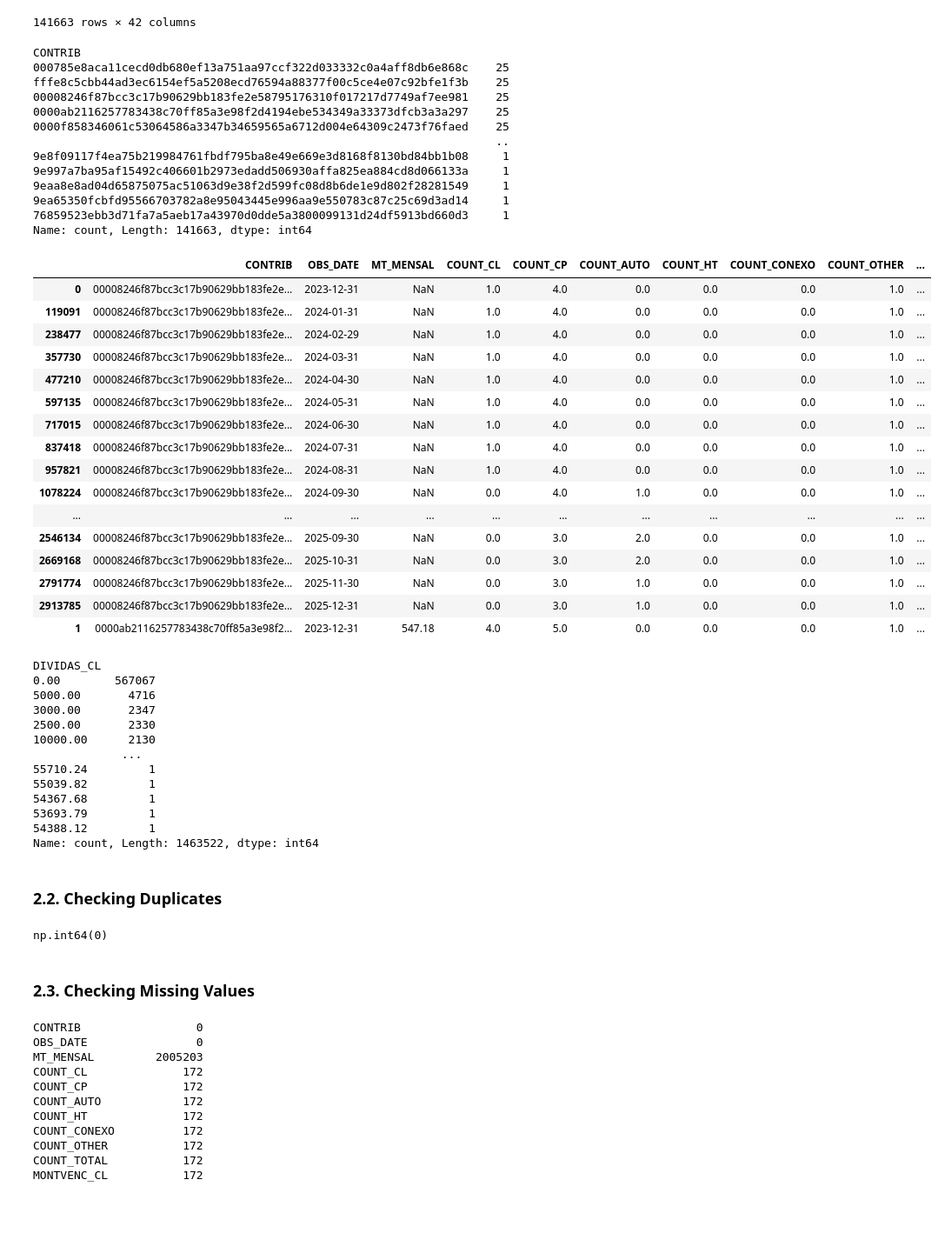
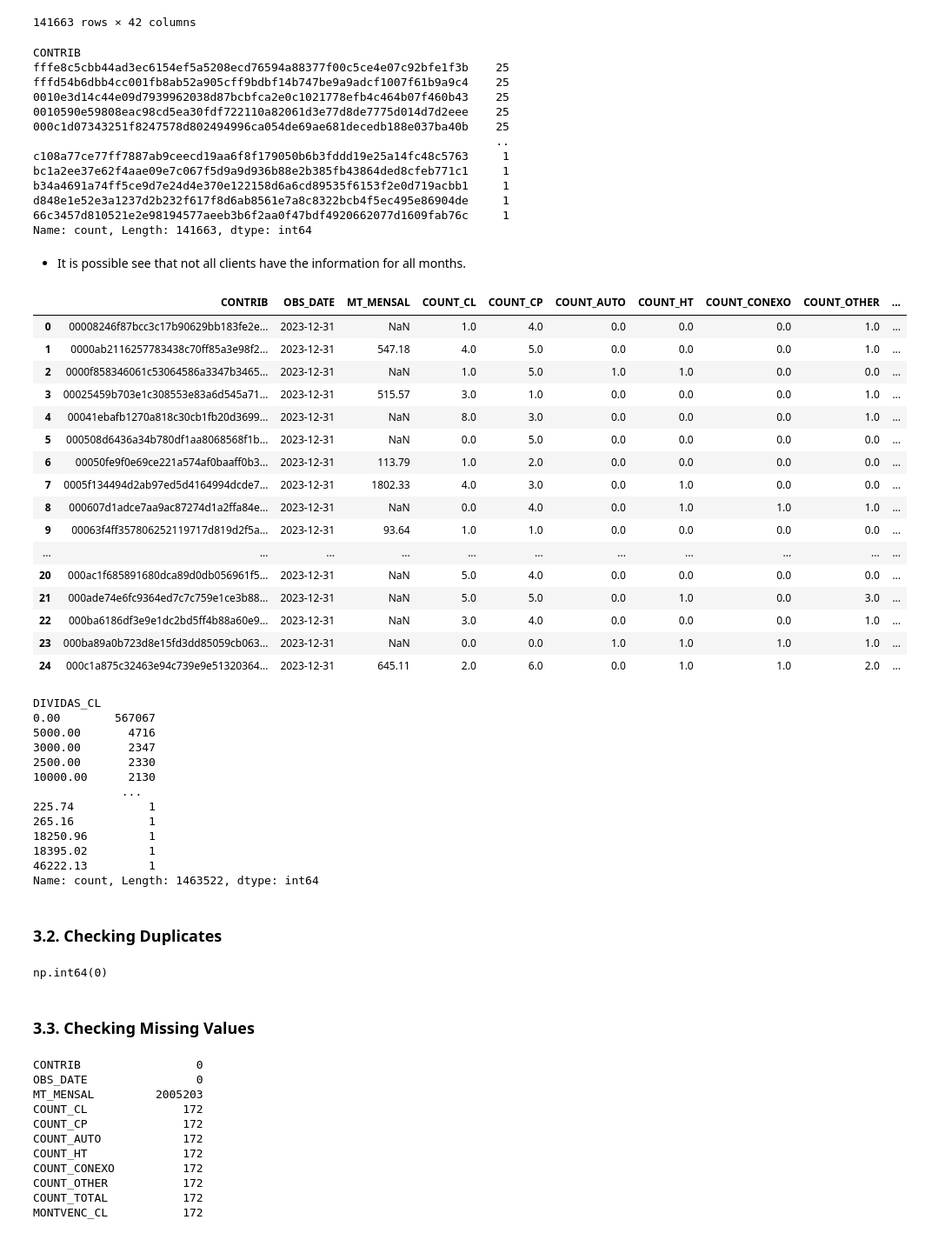
Before and after one commit to Alanog10/BNP-Paribas, a Jupyter notebook: Preprocessing.ipynb, the cells around one changed output. Shown at 87% size. Drawn from its saved outputs; the diff is of its cells as text; code cells hidden in the pictures; blank space fills up the shorter version.

```diff
--- a/Preprocessing.ipynb
+++ b/Preprocessing.ipynb
@@ -193,2 +179,0 @@ CRC.tail()
-# %%
-CRC = CRC.sort_values(['CONTRIB', 'OBS_DATE'])
@@ -216,41 +218,45 @@ CRC.groupby('CONTRIB').agg(['min', 'max'])
 CRC['CONTRIB'].value_counts()
 # %% [output]
 CONTRIB
-000785e8aca11cecd0db680ef13a751aa97ccf322d033332c0a4aff8db6e868c    25
 fffe8c5cbb44ad3ec6154ef5a5208ecd76594a88377f00c5ce4e07c92bfe1f3b    25
-00008246f87bcc3c17b90629bb183fe2e58795176310f017217d7749af7ee981    25
-0000ab2116257783438c70ff85a3e98f2d4194ebe534349a33373dfcb3a3a297    25
-0000f858346061c53064586a3347b34659565a6712d004e64309c2473f76faed    25
+fffd54b6dbb4cc001fb8ab52a905cff9bdbf14b747be9a9adcf1007f61b9a9c4    25
+0010e3d14c44e09d7939962038d87bcbfca2e0c1021778efb4c464b07f460b43    25
+0010590e59808eac98cd5ea30fdf722110a82061d3e77d8de7775d014d7d2eee    25
+000c1d07343251f8247578d802494996ca054de69ae681decedb188e037ba40b    25
                                                                     ..
-9e8f09117f4ea75b219984761fbdf795ba8e49e669e3d8168f8130bd84bb1b08     1
-9e997a7ba95af15492c406601b2973edadd506930affa825ea884cd8d066133a     1
-9eaa8e8ad04d65875075ac51063d9e38f2d599fc08d8b6de1e9d802f28281549     1
-9ea65350fcbfd95566703782a8e95043445e996aa9e550783c87c25c69d3ad14     1
-76859523ebb3d71fa7a5aeb17a43970d0dde5a3800099131d24df5913bd660d3     1
+c108a77ce77ff7887ab9ceecd19aa6f8f179050b6b3fddd19e25a14fc48c5763     1
+bc1a2ee37e62f4aae09e7c067f5d9a9d936b88e2b385fb43864ded8cfeb771c1     1
+b34a4691a74ff5ce9d7e24d4e370e122158d6a6cd89535f6153f2e0d719acbb1     1
+d848e1e52e3a1237d2b232f617f8d6ab8561e7a8c8322bcb4f5ec495e86904de     1
+66c3457d810521e2e98194577aeeb3b6f2aa0f47bdf4920662077d1609fab76c     1
 Name: count, Length: 141663, dtype: int64
+# %% [markdown]
+- It is possible see that not all clients have the information for all months.
 # %%
+#sort data by 'CONTRIB' and 'OBS_DATE'
 pd.set_option('display.max_columns', None)
 CRC.sort_values(by=['CONTRIB','OBS_DATE'], ascending=False)
-CRC.head(26)
+CRC.head(25)
 # %% [output]
 |  | CONTRIB | OBS_DATE | MT_MENSAL | COUNT_CL | COUNT_CP | COUNT_AUTO | COUNT_HT | COUNT_CONEXO | COUNT_OTHER | ... |
 | 0 | 00008246f87bcc3c17b90629bb183fe2e... | 2023-12-31 | NaN | 1.0 | 4.0 | 0.0 | 0.0 | 0.0 | 1.0 | ... |
-| 119091 | 00008246f87bcc3c17b90629bb183fe2e... | 2024-01-31 | NaN | 1.0 | 4.0 | 0.0 | 0.0 | 0.0 | 1.0 | ... |
-| 238477 | 00008246f87bcc3c17b90629bb183fe2e... | 2024-02-29 | NaN | 1.0 | 4.0 | 0.0 | 0.0 | 0.0 | 1.0 | ... |
-| 357730 | 00008246f87bcc3c17b90629bb183fe2e... | 2024-03-31 | NaN | 1.0 | 4.0 | 0.0 | 0.0 | 0.0 | 1.0 | ... |
-| 477210 | 00008246f87bcc3c17b90629bb183fe2e... | 2024-04-30 | NaN | 1.0 | 4.0 | 0.0 | 0.0 | 0.0 | 1.0 | ... |
-| 597135 | 00008246f87bcc3c17b90629bb183fe2e... | 2024-05-31 | NaN | 1.0 | 4.0 | 0.0 | 0.0 | 0.0 | 1.0 | ... |
-| 717015 | 00008246f87bcc3c17b90629bb183fe2e... | 2024-06-30 | NaN | 1.0 | 4.0 | 0.0 | 0.0 | 0.0 | 1.0 | ... |
-| 837418 | 00008246f87bcc3c17b90629bb183fe2e... | 2024-07-31 | NaN | 1.0 | 4.0 | 0.0 | 0.0 | 0.0 | 1.0 | ... |
-| 957821 | 00008246f87bcc3c17b90629bb183fe2e... | 2024-08-31 | NaN | 1.0 | 4.0 | 0.0 | 0.0 | 0.0 | 1.0 | ... |
-| 1078224 | 00008246f87bcc3c17b90629bb183fe2e... | 2024-09-30 | NaN | 0.0 | 4.0 | 1.0 | 0.0 | 0.0 | 1.0 | ... |
+| 1 | 0000ab2116257783438c70ff85a3e98f2... | 2023-12-31 | 547.18 | 4.0 | 5.0 | 0.0 | 0.0 | 0.0 | 1.0 | ... |
+| 2 | 0000f858346061c53064586a3347b3465... | 2023-12-31 | NaN | 1.0 | 5.0 | 1.0 | 1.0 | 0.0 | 0.0 | ... |
+| 3 | 00025459b703e1c308553e83a6d545a71... | 2023-12-31 | 515.57 | 3.0 | 1.0 | 0.0 | 0.0 | 0.0 | 1.0 | ... |
+| 4 | 00041ebafb1270a818c30cb1fb20d3699... | 2023-12-31 | NaN | 8.0 | 3.0 | 0.0 | 0.0 | 0.0 | 1.0 | ... |
+| 5 | 000508d6436a34b780df1aa8068568f1b... | 2023-12-31 | NaN | 0.0 | 5.0 | 0.0 | 0.0 | 0.0 | 0.0 | ... |
+| 6 | 00050fe9f0e69ce221a574af0baaff0b3... | 2023-12-31 | 113.79 | 1.0 | 2.0 | 0.0 | 0.0 | 0.0 | 0.0 | ... |
+| 7 | 0005f134494d2ab97ed5d4164994dcde7... | 2023-12-31 | 1802.33 | 4.0 | 3.0 | 0.0 | 1.0 | 0.0 | 0.0 | ... |
+| 8 | 000607d1adce7aa9ac87274d1a2ffa84e... | 2023-12-31 | NaN | 0.0 | 4.0 | 0.0 | 1.0 | 1.0 | 1.0 | ... |
+| 9 | 00063f4ff357806252119717d819d2f5a... | 2023-12-31 | 93.64 | 1.0 | 1.0 | 0.0 | 0.0 | 0.0 | 0.0 | ... |
 | ... | ... | ... | ... | ... | ... | ... | ... | ... | ... | ... |
-| 2546134 | 00008246f87bcc3c17b90629bb183fe2e... | 2025-09-30 | NaN | 0.0 | 3.0 | 2.0 | 0.0 | 0.0 | 1.0 | ... |
-| 2669168 | 00008246f87bcc3c17b90629bb183fe2e... | 2025-10-31 | NaN | 0.0 | 3.0 | 2.0 | 0.0 | 0.0 | 1.0 | ... |
-| 2791774 | 00008246f87bcc3c17b90629bb183fe2e... | 2025-11-30 | NaN | 0.0 | 3.0 | 1.0 | 0.0 | 0.0 | 1.0 | ... |
-| 2913785 | 00008246f87bcc3c17b90629bb183fe2e... | 2025-12-31 | NaN | 0.0 | 3.0 | 1.0 | 0.0 | 0.0 | 1.0 | ... |
-| 1 | 0000ab2116257783438c70ff85a3e98f2... | 2023-12-31 | 547.18 | 4.0 | 5.0 | 0.0 | 0.0 | 0.0 | 1.0 | ... |
+| 20 | 000ac1f685891680dca89d0db056961f5... | 2023-12-31 | NaN | 5.0 | 4.0 | 0.0 | 0.0 | 0.0 | 0.0 | ... |
+| 21 | 000ade74e6fc9364ed7c7c759e1ce3b88... | 2023-12-31 | NaN | 5.0 | 5.0 | 0.0 | 1.0 | 0.0 | 3.0 | ... |
+| 22 | 000ba6186df3e9e1dc2bd5ff4b88a60e9... | 2023-12-31 | NaN | 3.0 | 4.0 | 0.0 | 0.0 | 0.0 | 1.0 | ... |
+| 23 | 000ba89a0b723d8e15fd3dd85059cb063... | 2023-12-31 | NaN | 0.0 | 0.0 | 1.0 | 1.0 | 1.0 | 1.0 | ... |
+| 24 | 000c1a875c32463e94c739e9e51320364... | 2023-12-31 | 645.11 | 2.0 | 6.0 | 0.0 | 1.0 | 1.0 | 2.0 | ... |
 # %%
+#checking the unique values for 'DIVIDAS_CL'
 CRC['DIVIDAS_CL'].value_counts(dropna=False)
 # %% [output]
 DIVIDAS_CL
@@ -260,21 +266,21 @@ DIVIDAS_CL
 2500.00       2330
 10000.00      2130
              ...
-55710.24         1
-55039.82         1
-54367.68         1
-53693.79         1
-54388.12         1
+225.74           1
+265.16           1
+18250.96         1
+18395.02         1
+46222.13         1
 Name: count, Length: 1463522, dtype: int64
 # %% [markdown]
-### 2.2. Checking Duplicates
+### 3.2. Checking Duplicates
 # %%
 #checking number of duplicates
 CRC.duplicated().sum()
 # %% [output]
 np.int64(0)
 # %% [markdown]
-### 2.3. Checking Missing Values
+### 3.3. Checking Missing Values
 # %%
 #checking number of missing values
 CRC.isna().sum()
```
Also changed, not shown: parts of 295 cells of this notebook.
